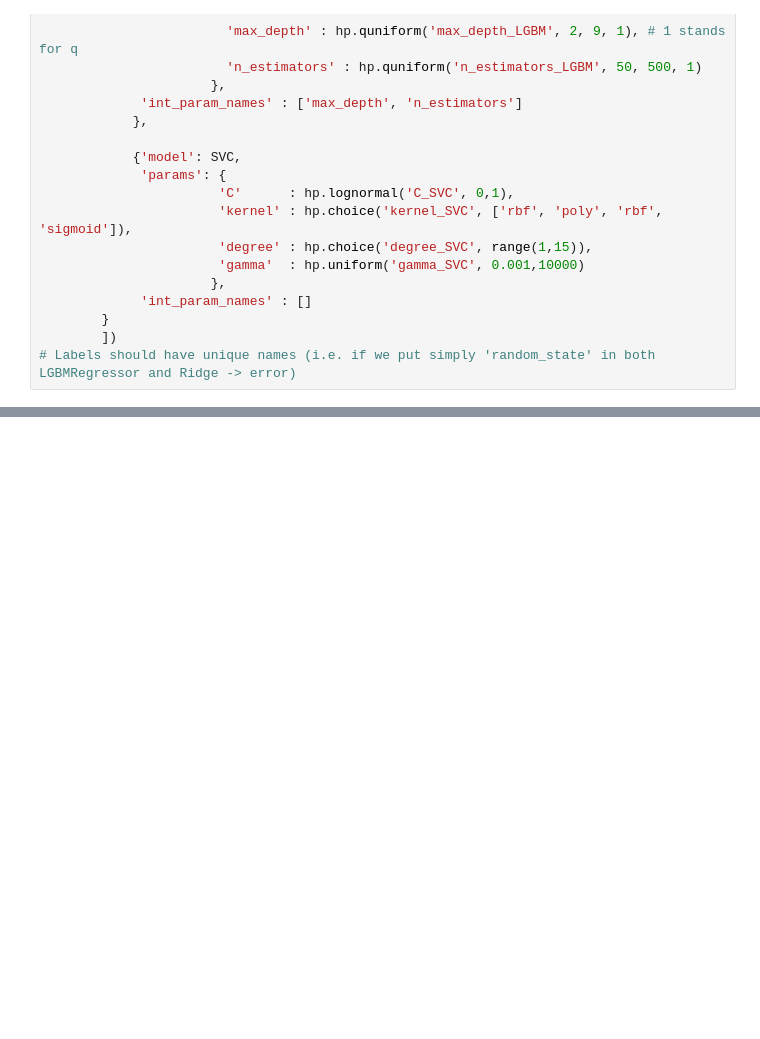
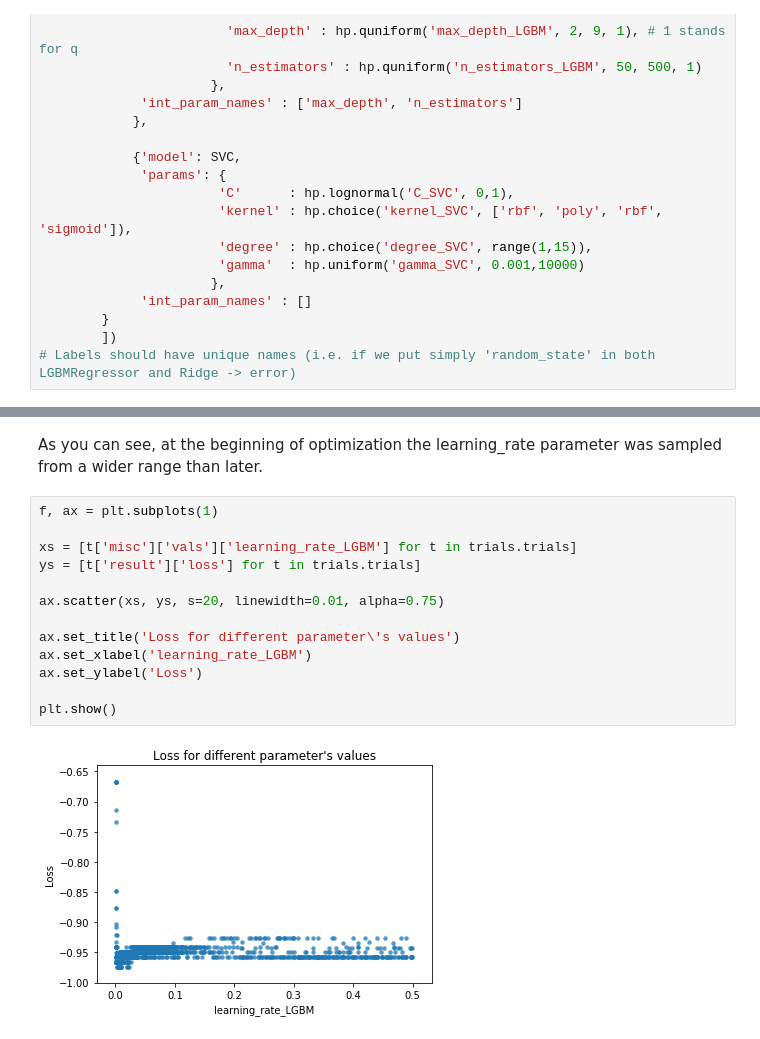
Before and after one commit to v-popov/ds_cheat_sheets, a Jupyter notebook: hyperopt.ipynb, the cells around one changed output, grey strips where cells are left out. Cells and saved outputs as stored; diff of their text form; blank space fills up the shorter version.

```diff
--- a/hyperopt.ipynb
+++ b/hyperopt.ipynb
@@ -166,0 +248,17 @@ LGBMClassifier(boosting_type='gbdt', class_weight=None,
+# %% [markdown]
+As you can see, at the beginning of optimization the learning_rate parameter was sampled from a wider range than later.
+# %%
+f, ax = plt.subplots(1)
+
+xs = [t['misc']['vals']['learning_rate_LGBM'] for t in trials.trials]
+ys = [t['result']['loss'] for t in trials.trials]
+
+ax.scatter(xs, ys, s=20, linewidth=0.01, alpha=0.75)
+
+ax.set_title('Loss for different parameter\'s values')
+ax.set_xlabel('learning_rate_LGBM')
+ax.set_ylabel('Loss')
+
+plt.show()
+# %% [output]
+[figure, added]
```
Also changed, not shown: parts of 12 cells of this notebook.
